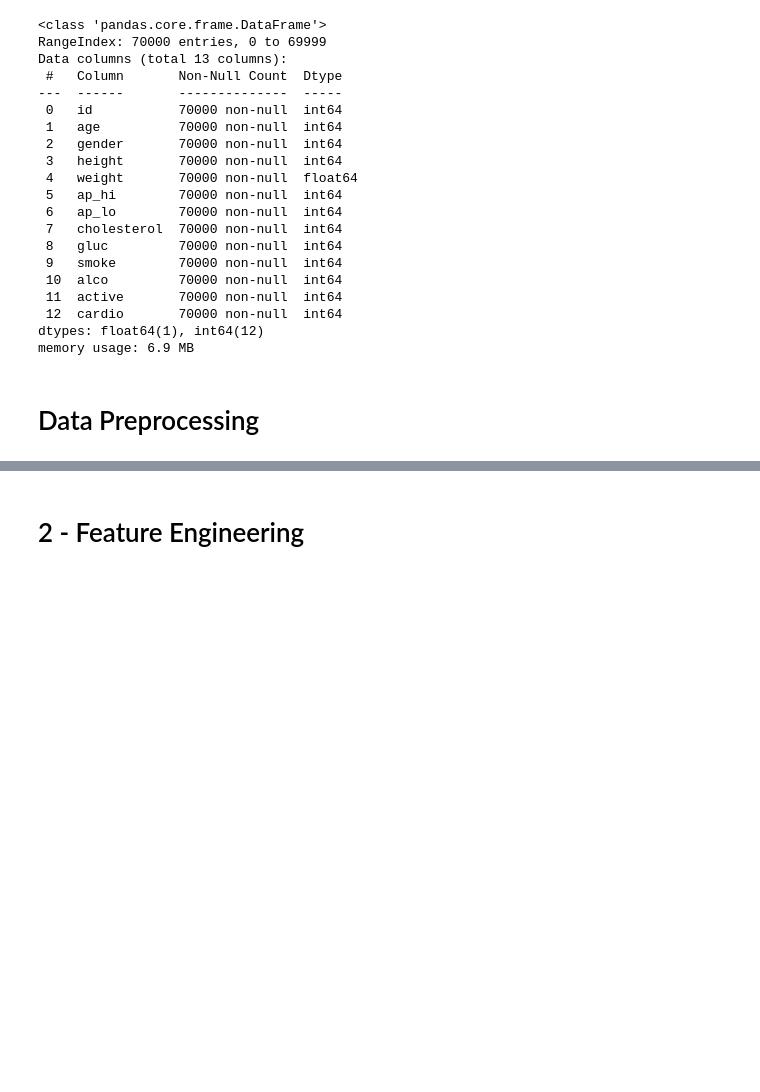
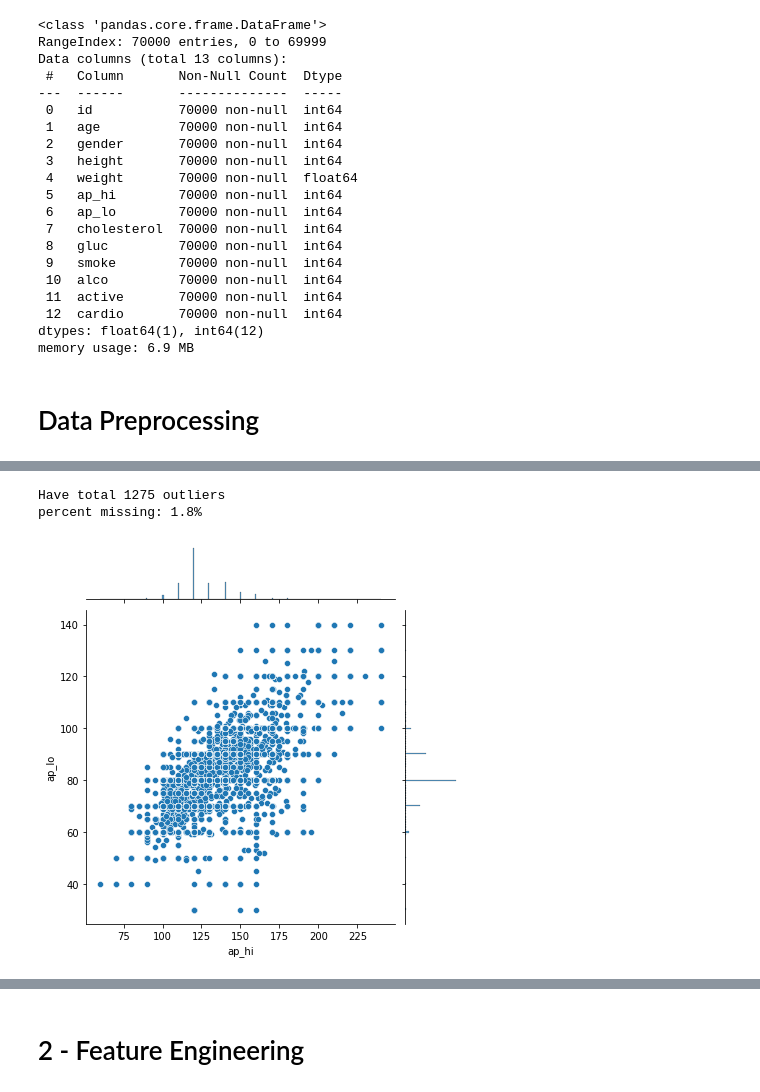
Before and after one commit to MiharaEk/ML_Assignment, a Jupyter notebook: Decision_Tree.ipynb, the cells around one changed output, grey strips where cells are left out. Drawn from its saved outputs; the diff is of its cells as text; code cells hidden in the pictures; blank space fills up the shorter version.

```diff
--- a/Decision_Tree.ipynb
+++ b/Decision_Tree.ipynb
@@ -299,0 +149,6 @@ ax.set_xticklabels(('Male', 'Female'))
+# %%
+#Remove all duplicated rows.
+dataset.drop_duplicates(inplace=True)
+
+#Remove id column because it is clearly not correlated in any way with the target
+dataset.drop(['id'], axis=1,inplace=True)
@@ -299,0 +173,32 @@ ax.set_xticklabels(('Male', 'Female'))
+# %%
+#The 'Age' column in the dataset is expressed in days, so we need to convert it to years.
+dataset['age'] = dataset['age'].apply(lambda x: x/365)
+# %%
+outliers = len(dataset[(dataset["ap_hi"]>=280) | (dataset["ap_lo"]>=220) | (dataset["ap_lo"] < 0) | (dataset["ap_hi"] < 0) | (dataset["ap_hi"]<dataset["ap_lo"])])
+
+print(f'Have total {outliers} outliers')
+print(f'percent missing: {round(outliers/len(dataset)*100,1)}%')
+# %% [output]
+Have total 1275 outliers
+percent missing: 1.8%
+# %%
+#Filtering oSystolic blood pressure and Diastolic blood pressure
+dataset = dataset[ (dataset['ap_lo'] >= 0) & (dataset['ap_hi'] >= 0) ]  #remove negative values
+dataset = dataset[ (dataset['ap_lo'] <= 220) & (dataset['ap_hi'] <= 280) ]  #remove fishy data points
+dataset = dataset[ (dataset['ap_lo'] < dataset['ap_hi']) ]  #remove systolic higher than diastolic
+# %%
+Q1_hi = dataset['ap_hi'].quantile(0.05) # 5th percentile of the data of the given feature
+Q3_hi = dataset['ap_hi'].quantile(0.95)  # 95th percentile of the data of the given feature
+IQR_hi = Q3_hi - Q1_hi
+lower, upper = Q1_hi - 1.5 * IQR_hi, Q3_hi + 1.5 * IQR_hi
+dataset = dataset[(dataset['ap_hi'] >= lower) & (dataset['ap_hi'] <= upper)]
+
+Q1_lo = dataset['ap_lo'].quantile(0.05) # 5th percentile of the data of the given feature
+Q3_lo = dataset['ap_lo'].quantile(0.95)  # 95th percentile of the data of the given feature
+IQR_lo = Q3_lo - Q1_lo
+lower, upper = Q1_lo - 1.5 * IQR_lo, Q3_lo + 1.5 * IQR_lo
+dataset = dataset[(dataset['ap_lo'] >= lower) & (dataset['ap_lo'] <= upper)]
+# %%
+sns.jointplot(x='ap_hi', y='ap_lo', data=dataset);
+# %% [output]
+[figure, added]
```
Also changed, not shown: parts of 55 cells of this notebook.
